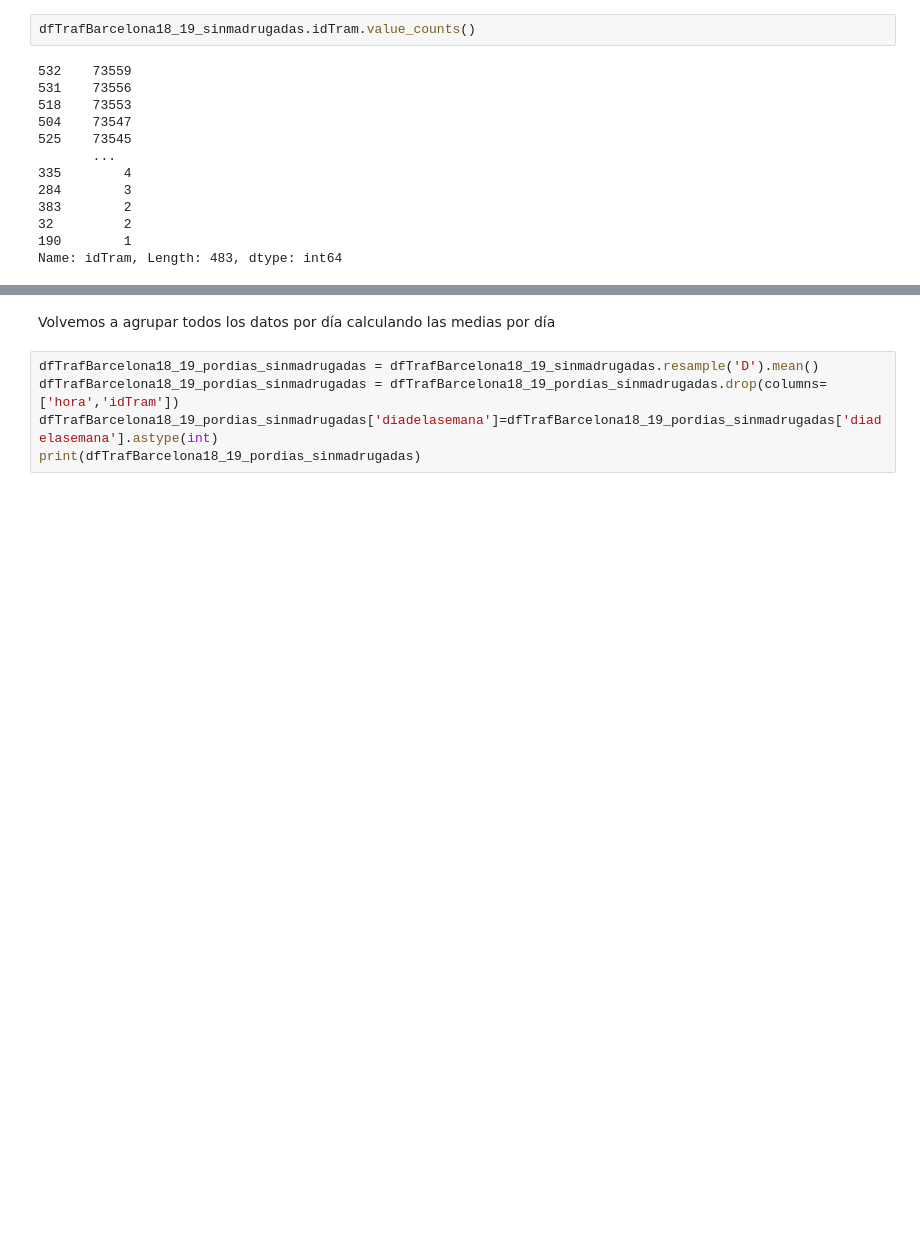
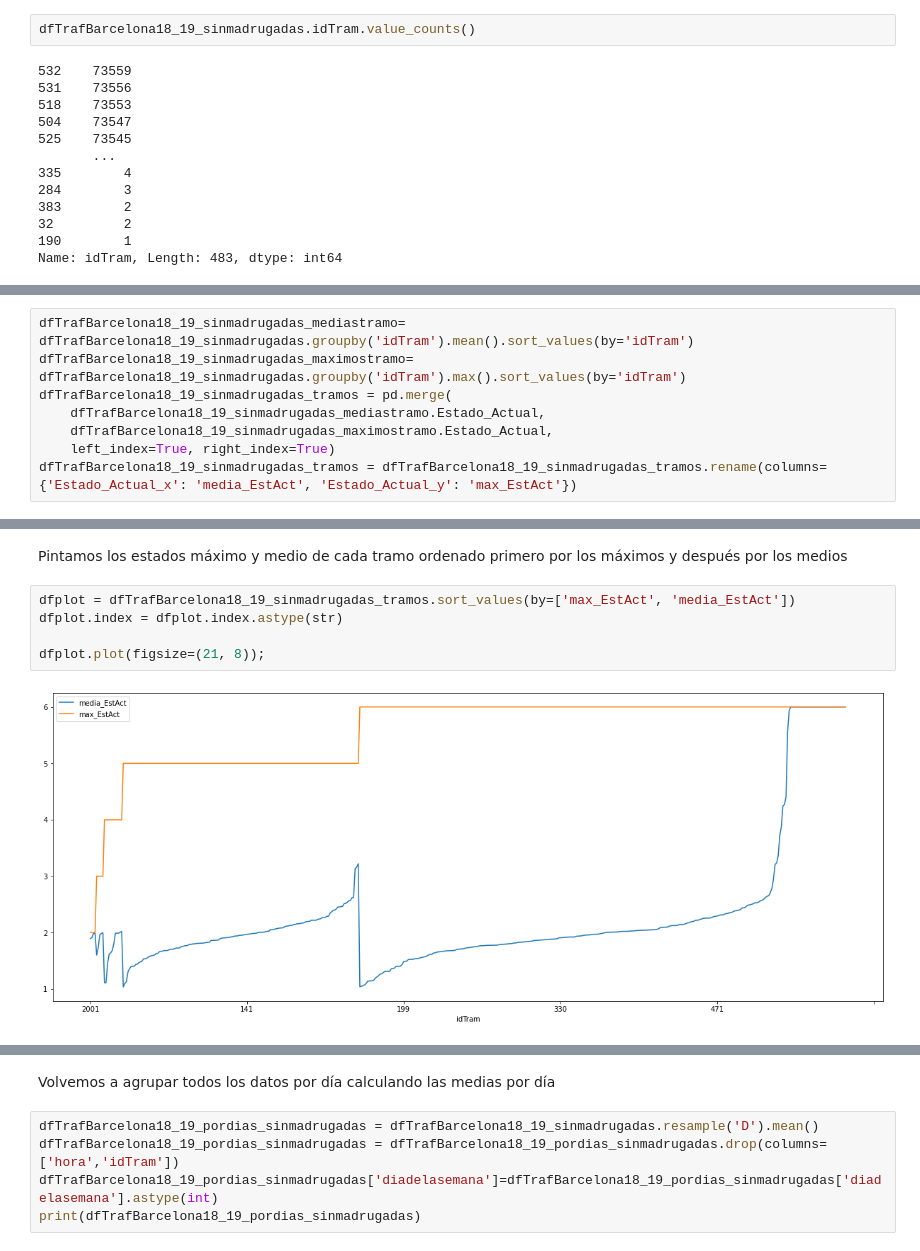
Before and after one commit to jrpecharroman/ProyectoBigData, a Jupyter notebook: Tráfico/Barcelona/DatosTraficoBarcelona_18_19.ipynb, the cells around one changed output, grey strips where cells are left out. Drawn from its saved outputs; the diff is of its cells as text; blank space fills up the shorter version.

Commit message:
Añadido analisis de los tramos de trafico Barcelona

```diff
--- a/Tráfico/Barcelona/DatosTraficoBarcelona_18_19.ipynb
+++ b/Tráfico/Barcelona/DatosTraficoBarcelona_18_19.ipynb
@@ -586,0 +579,8 @@ dfTrafBarcelona18_19_sinmadrugadas.groupby('idTram').mean().sort_values(by='Esta
+# %%
+dfTrafBarcelona18_19_sinmadrugadas_mediastramo= dfTrafBarcelona18_19_sinmadrugadas.groupby('idTram').mean().sort_values(by='idTram')
+dfTrafBarcelona18_19_sinmadrugadas_maximostramo= dfTrafBarcelona18_19_sinmadrugadas.groupby('idTram').max().sort_values(by='idTram')
+dfTrafBarcelona18_19_sinmadrugadas_tramos = pd.merge(
+    dfTrafBarcelona18_19_sinmadrugadas_mediastramo.Estado_Actual,
+    dfTrafBarcelona18_19_sinmadrugadas_maximostramo.Estado_Actual,
+    left_index=True, right_index=True)
+dfTrafBarcelona18_19_sinmadrugadas_tramos = dfTrafBarcelona18_19_sinmadrugadas_tramos.rename(columns={'Estado_Actual_x': 'media_EstAct', 'Estado_Actual_y': 'max_EstAct'})
@@ -586,0 +610,9 @@ dfTrafBarcelona18_19_sinmadrugadas.groupby('idTram').mean().sort_values(by='Esta
+# %% [markdown]
+Pintamos los estados máximo y medio de cada tramo ordenado primero por los máximos y después por los medios
+# %%
+dfplot = dfTrafBarcelona18_19_sinmadrugadas_tramos.sort_values(by=['max_EstAct', 'media_EstAct'])
+dfplot.index = dfplot.index.astype(str)
+
+dfplot.plot(figsize=(21, 8));
+# %% [output]
+[figure, added]
```
Also changed, not shown: parts of 12 cells of this notebook.
